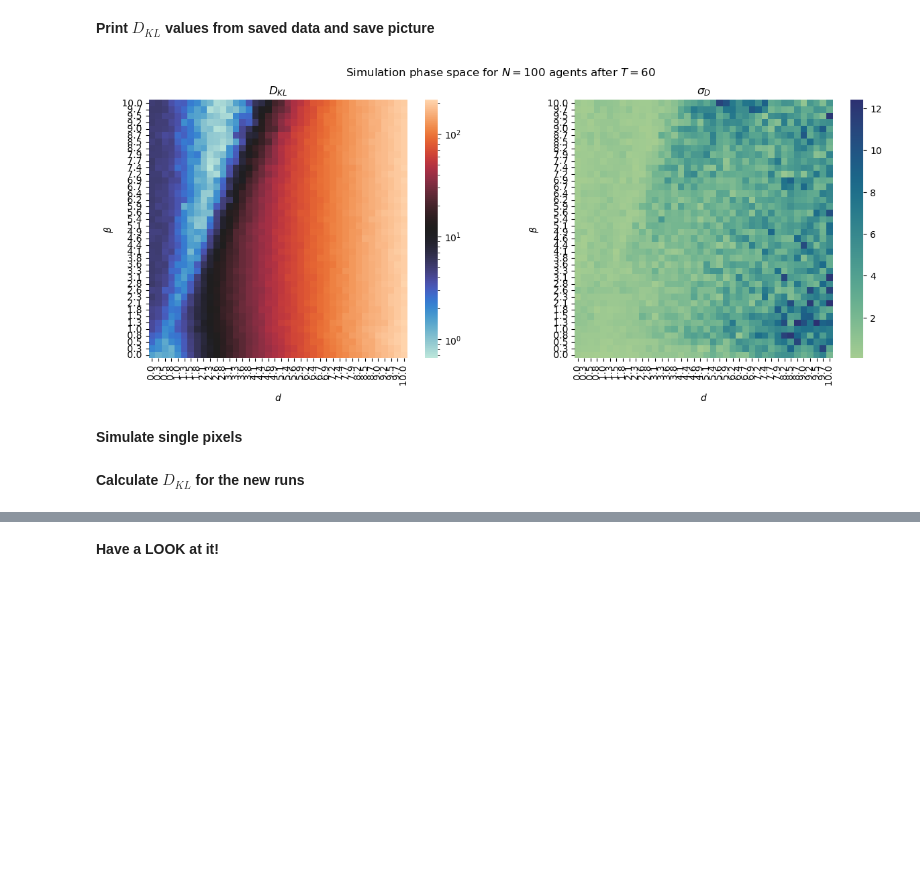
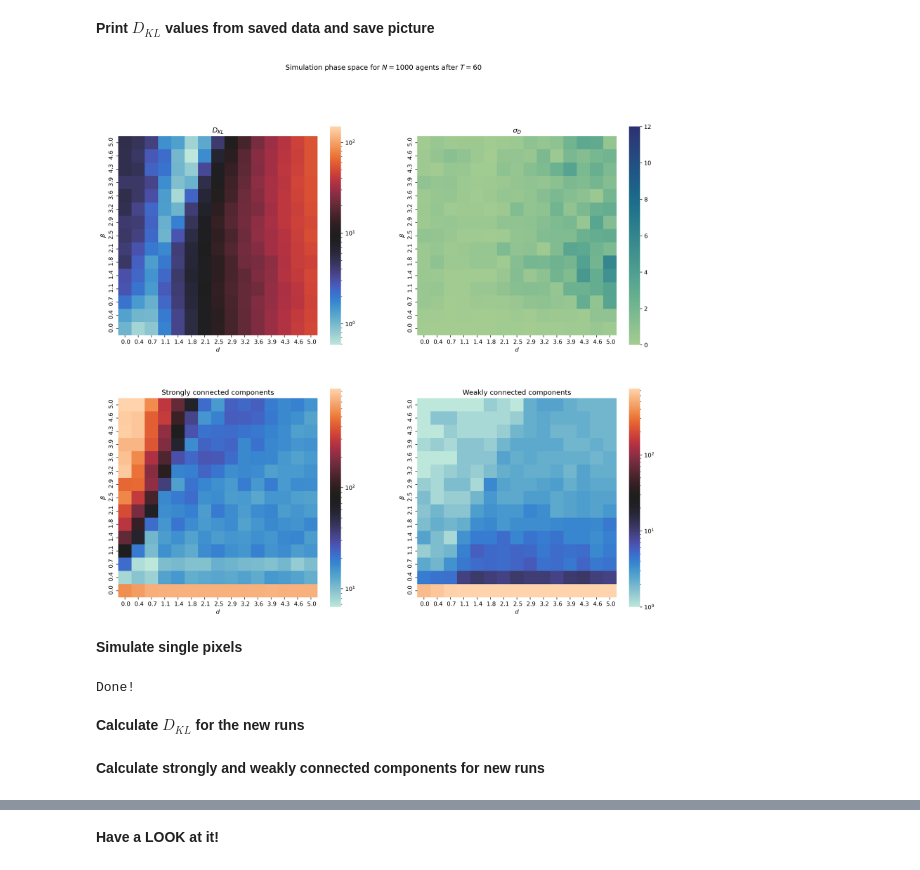
Before and after one commit to lunahsenzacca/EC, a Jupyter notebook: explore_data.ipynb, the cells around one changed output, grey strips where cells are left out. Saved outputs shown, nothing was run; the diff lists cells and outputs as text; code cells hidden in the pictures; blank space fills up the shorter version.

```diff
--- a/explore_data.ipynb
+++ b/explore_data.ipynb
@@ -15,13 +16,13 @@ from matplotlib.colors import LogNorm
 **Let's select the parameter space**
 # %%
 # Resolution
-res = 40
+res = 15
 
 # Pruning parameters
-beta = np.linspace(0.001, 10, res)
+beta = np.linspace(0.001, 5, res)
 
 # Separation parameter
-dist = np.linspace(0, 10, res)
+dist = np.linspace(0, 5, res)
 
 # Set uncertainty on new observations
 varc = 10
@@ -30,7 +31,7 @@ varc = 10
 d_norm = dist[:]/np.sqrt(varc)
 
 # Set number of agents
-N = 100
+N = 1000
 
 # Where to store values
 sv_pth = './b[' + str(beta[0]) + ',' + str(beta[-1]) + ']d[' + str(dist[0]) + ',' + str(dist[-1]) + ']/'
@@ -44,44 +45,55 @@ TOT = np.load(sv_pth + str(N) + '_' + str(res) + 'ps.npy').reshape((res,res,6))
 
 DV0 = TOT[:,:,0]
 DV0_var = TOT[:,:,1]
 DV = TOT[:,:,2]
 DV_var = TOT[:,:,3]
+
+SCC = TOT[:,:,4]
+WCC = TOT[:,:,5]
 
 
 # Get labels for graphics
 b_st = []
 for b in beta:
 
     b_st.append(f'{b: 0,.1f}')
 
 d_st = []
 for dis in dist:
 
     d_st.append(f'{dis: 0,.1f}')
 
 # Print phase space
-fig, ax = plt.subplots(1,2, figsize = (15,5))
+fig, ax = plt.subplots(2,2, figsize = (17,15), dpi = 300)
 
-sns.heatmap( DV, norm = LogNorm(), square = True, cmap = 'icefire', xticklabels = d_st, yticklabels = b_st, ax = ax[0])
-sns.heatmap( np.sqrt(DV_var), square = True, cmap = 'crest', xticklabels = d_st, yticklabels = b_st, ax = ax[1])
+sns.heatmap(DV, norm = LogNorm(vmax = 150), square = True, cmap = 'icefire', xticklabels = d_st, yticklabels = b_st, ax = ax[0][0])
+sns.heatmap(np.sqrt(DV_var), vmin = 0, vmax = 12, square = True, cmap = 'crest', xticklabels = d_st, yticklabels = b_st, ax = ax[0][1])
 
-ax[0].set_title('$D_{KL}$', )
-ax[1].set_title('$\\sigma_{D}$')
+sns.heatmap(SCC, norm = LogNorm(), square = True, cmap = 'icefire', xticklabels = d_st, yticklabels = b_st, ax = ax[1][0])
+sns.heatmap(WCC, norm = LogNorm(), square = True, cmap = 'icefire', xticklabels = d_st, yticklabels = b_st, ax = ax[1][1])
+
+ax[0][0].set_title('$D_{KL}$', )
+ax[0][1].set_title('$\\sigma_{D}$')
+
+ax[1][0].set_title('Strongly connected components')
+ax[1][1].set_title('Weakly connected components')
 
 for a in ax:
+    for b in a:
 
-    a.invert_yaxis()
-    #a.invert_xaxis()
+        b.invert_yaxis()
 
-    a.set_xlabel('$d$')
-    a.set_ylabel('$\\beta$')
+        b.set_xlabel('$d$')
+        b.set_ylabel('$\\beta$')
 
-fig.suptitle('Simulation phase space for $N = 100$ agents after $T = 60$')
+
+
+fig.suptitle('Simulation phase space for $N = 1000$ agents after $T = 60$')
 
 plt.savefig(sv_pth + str(N) + '_' + str(res) + '.png', dpi = 300)
 plt.show()
 # %% [output]
-[figure, old version]
+[figure, new version]
 # %% [markdown]
 **Simulate single pixels**
 # %%
@@ -103,11 +116,13 @@ from matplotlib.colors import LogNorm
 # Select parameters
 
 # Number of agents
-Na = 100
+Na = 1000
+#
+friends = int(np.log(Na) + 0.5)
 # Pruning parameter
-b = 4.
+b = 0.7
 # Initial separation of beliefs
-d = 10
+d = 2
 # Uncertainty on new observation
 var_c = 10
 
@@ -123,15 +138,20 @@ Ns = 5
 # Initialize results array
 mus = np.empty((0,t+1,Na))
 sigmas = mus
+nets = []
 
 for i in tqdm(range(0,Ns), desc = 'Running multiple simulations' , leave = True):
-    mu, sigma, _ = get_internals(N = Na, beta = b,
+    mu, sigma, net = get_internals(N = Na, beta = b,
                     dist = d, var_c = var_c, T = t)
 
     mus = np.concatenate((mus, np.asarray(mu)[np.newaxis,:,:]), axis = 0)
     sigmas = np.concatenate((sigmas, np.asarray(sigma)[np.newaxis,:,:]), axis = 0)
 
+    nets = nets + [net]
+
 print('Done!')
+# %% [output]
+Done!
 # %% [markdown]
 **Calculate $D_{KL}$ for the new runs**
 # %%
@@ -152,2 +172,4 @@ for i, mu in enumerate(mus):
 
     DVts = np.concatenate((DVts, np.asarray(dv)[np.newaxis,:]), axis = 0)
+# %% [markdown]
+**Calculate strongly and weakly connected components for new runs**
```
Also changed, not shown: parts of 7 cells of this notebook, 1 other file.
